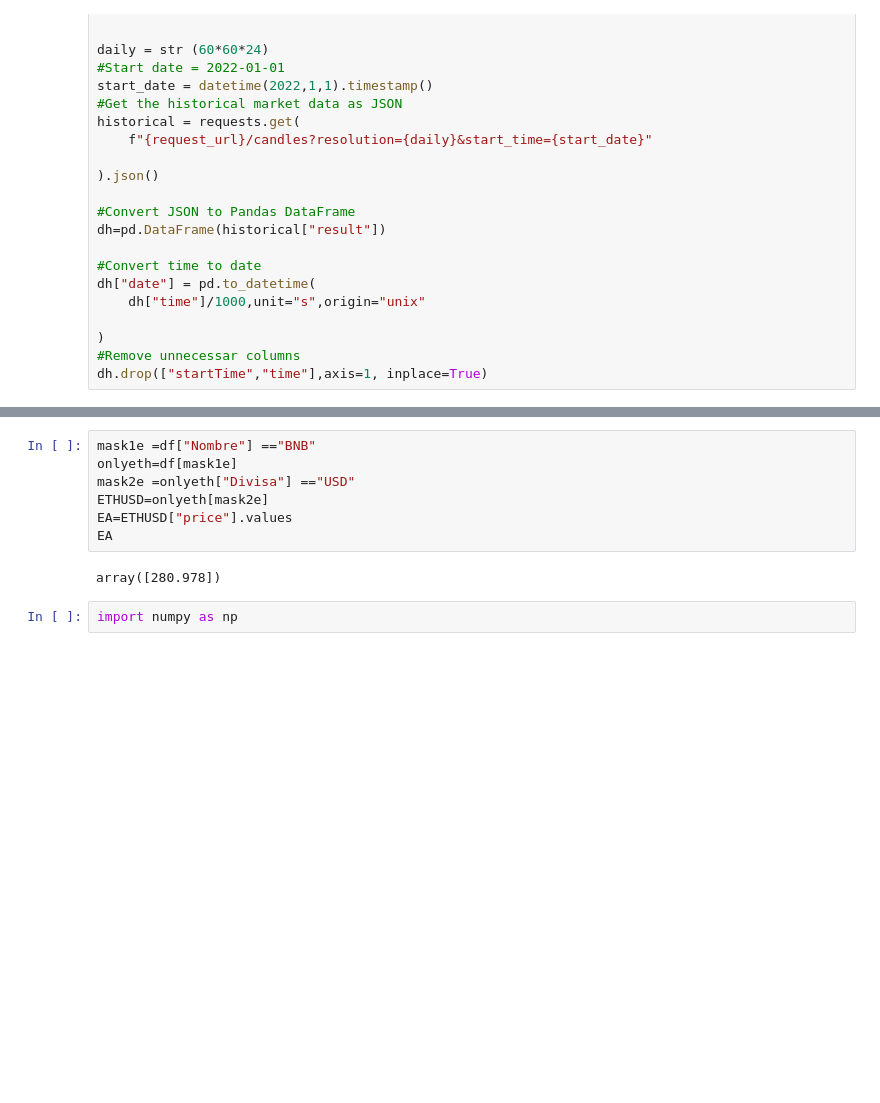
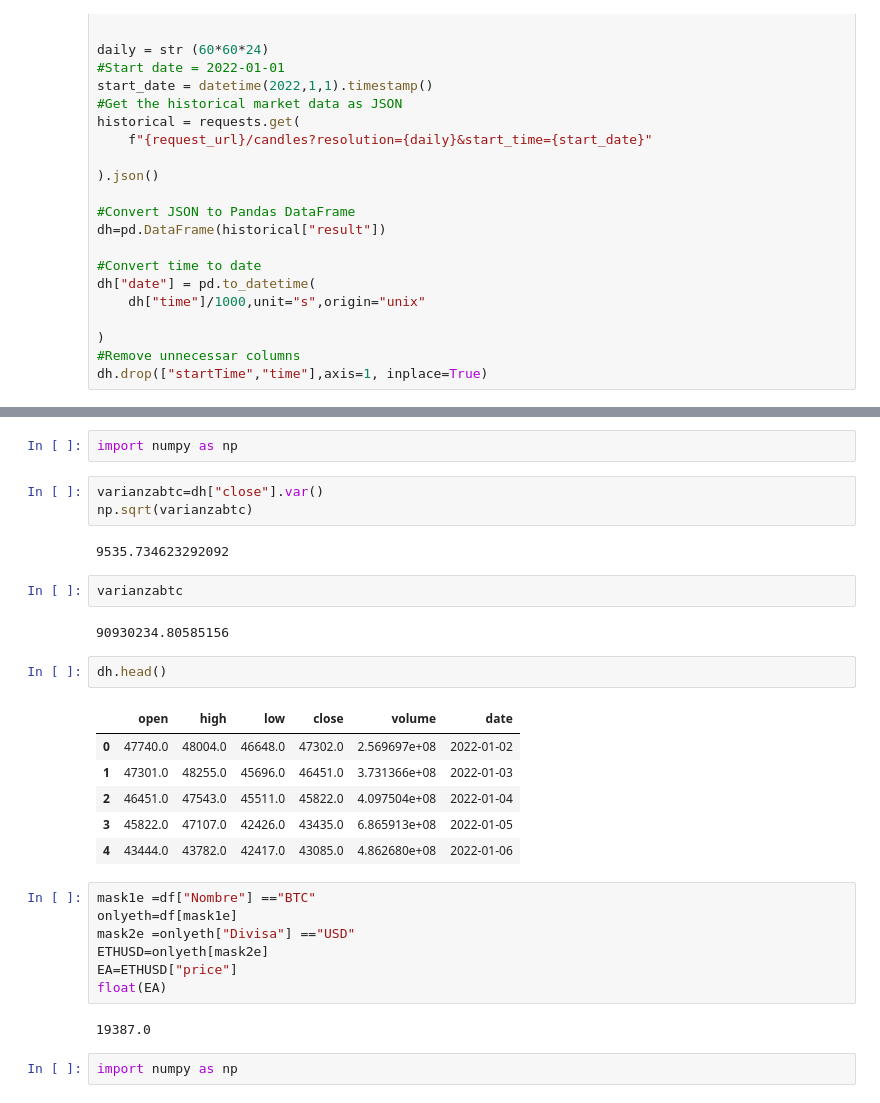
Before and after one commit to Brakions/Streamlit-PI03, a Jupyter notebook: test.ipynb, the cells around one changed output, grey strips where cells are left out. Saved outputs shown, nothing was run; the diff lists cells and outputs as text; blank space fills up the shorter version.

```diff
--- a/test.ipynb
+++ b/test.ipynb
@@ -254,12 +346,32 @@ fig.show()
+# %%
+import numpy as np
+# %%
+varianzabtc=dh["close"].var()
+np.sqrt(varianzabtc)
+# %% [output]
+9535.734623292092
+# %%
+varianzabtc
+# %% [output]
+90930234.80585156
+# %%
+dh.head()
+# %% [output]
+|  | open | high | low | close | volume | date |
+| 0 | 47740.0 | 48004.0 | 46648.0 | 47302.0 | 2.569697e+08 | 2022-01-02 |
+| 1 | 47301.0 | 48255.0 | 45696.0 | 46451.0 | 3.731366e+08 | 2022-01-03 |
+| 2 | 46451.0 | 47543.0 | 45511.0 | 45822.0 | 4.097504e+08 | 2022-01-04 |
+| 3 | 45822.0 | 47107.0 | 42426.0 | 43435.0 | 6.865913e+08 | 2022-01-05 |
+| 4 | 43444.0 | 43782.0 | 42417.0 | 43085.0 | 4.862680e+08 | 2022-01-06 |
 # %%
-mask1e =df["Nombre"] =="BNB"
+mask1e =df["Nombre"] =="BTC"
 onlyeth=df[mask1e]
 mask2e =onlyeth["Divisa"] =="USD"
 ETHUSD=onlyeth[mask2e]
-EA=ETHUSD["price"].values
-EA
+EA=ETHUSD["price"]
+float(EA)
 # %% [output]
-array([280.978])
+19387.0
 # %%
 import numpy as np
 # %%
```
Also changed, not shown: parts of 20 cells of this notebook, 2 other files.
